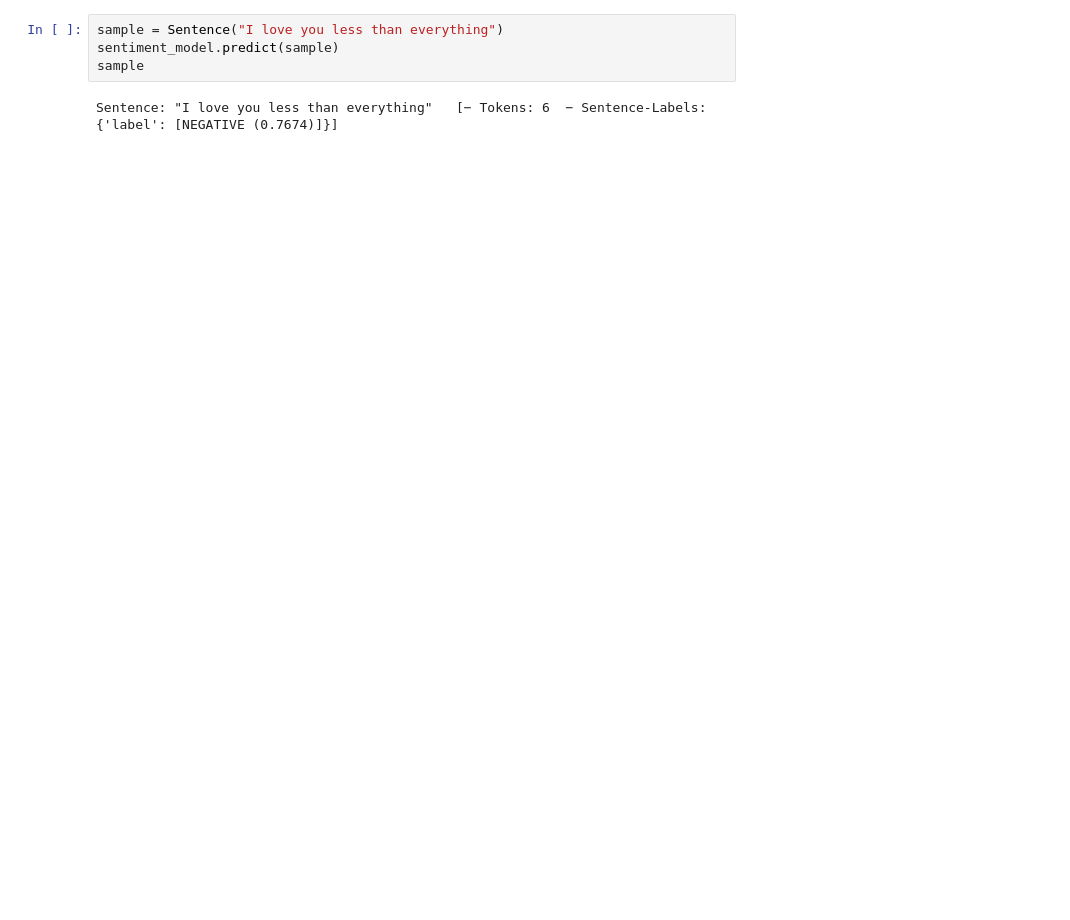
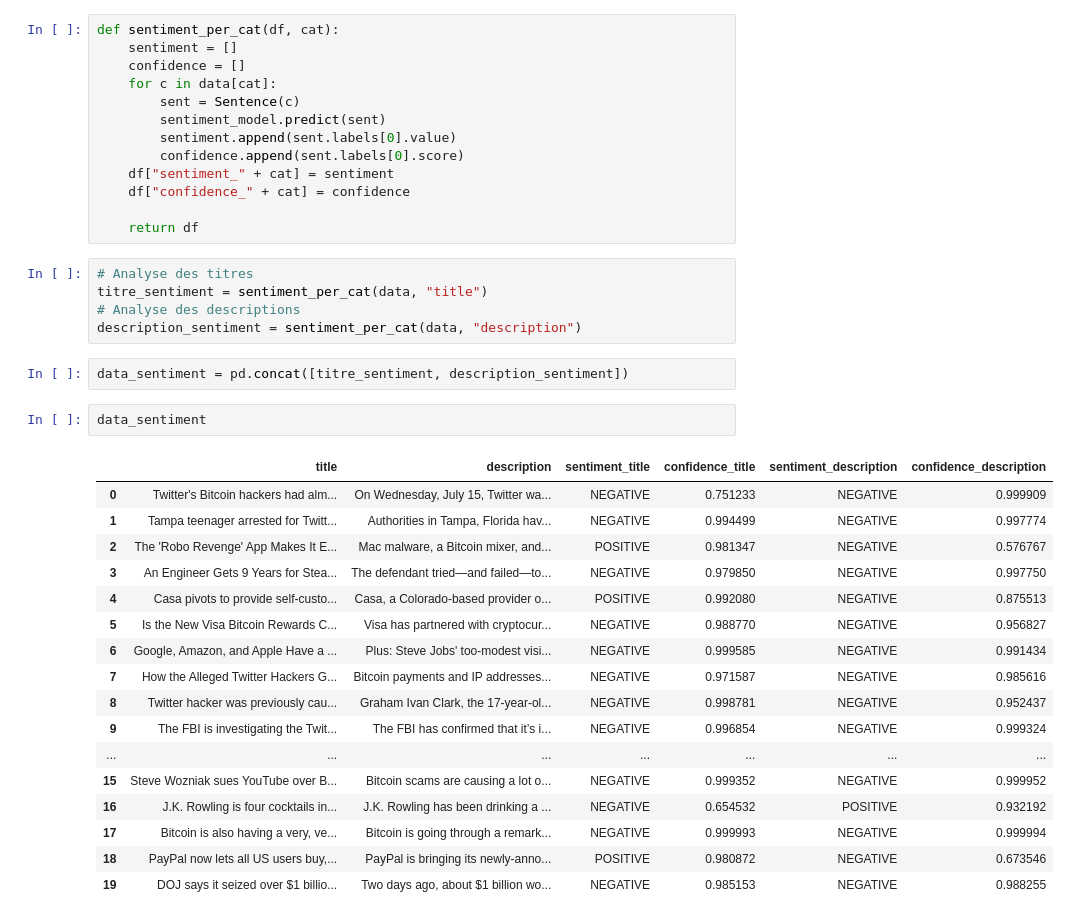
Before and after one commit to alchekroun/nlp-article, a Jupyter notebook: Analysis.ipynb, the cells around one changed output. Drawn from its saved outputs; the diff is of its cells as text; blank space fills up the shorter version.

```diff
--- a/Analysis.ipynb
+++ b/Analysis.ipynb
@@ -32,6 +31,40 @@ sentiment_model = flair.models.TextClassifier.load('en-sentiment')
-# %%
-sample = Sentence("I love you less than everything")
-sentiment_model.predict(sample)
-sample
-# %% [output]
-Sentence: "I love you less than everything"   [− Tokens: 6  − Sentence-Labels: {'label': [NEGATIVE (0.7674)]}]
+# %%
+def sentiment_per_cat(df, cat):
+    sentiment = []
+    confidence = []
+    for c in data[cat]:
+        sent = Sentence(c)
+        sentiment_model.predict(sent)
+        sentiment.append(sent.labels[0].value)
+        confidence.append(sent.labels[0].score)
+    df["sentiment_" + cat] = sentiment
+    df["confidence_" + cat] = confidence
+
+    return df
+# %%
+# Analyse des titres
+titre_sentiment = sentiment_per_cat(data, "title")
+# Analyse des descriptions
+description_sentiment = sentiment_per_cat(data, "description")
+# %%
+data_sentiment = pd.concat([titre_sentiment, description_sentiment])
+# %%
+data_sentiment
+# %% [output]
+|  | title | description | sentiment_title | confidence_title | sentiment_description | confidence_description |
+| 0 | Twitter's Bitcoin hackers had alm... | On Wednesday, July 15, Twitter wa... | NEGATIVE | 0.751233 | NEGATIVE | 0.999909 |
+| 1 | Tampa teenager arrested for Twitt... | Authorities in Tampa, Florida hav... | NEGATIVE | 0.994499 | NEGATIVE | 0.997774 |
+| 2 | The 'Robo Revenge' App Makes It E... | Mac malware, a Bitcoin mixer, and... | POSITIVE | 0.981347 | NEGATIVE | 0.576767 |
+| 3 | An Engineer Gets 9 Years for Stea... | The defendant tried—and failed—to... | NEGATIVE | 0.979850 | NEGATIVE | 0.997750 |
+| 4 | Casa pivots to provide self-custo... | Casa, a Colorado-based provider o... | POSITIVE | 0.992080 | NEGATIVE | 0.875513 |
+| 5 | Is the New Visa Bitcoin Rewards C... | Visa has partnered with cryptocur... | NEGATIVE | 0.988770 | NEGATIVE | 0.956827 |
+| 6 | Google, Amazon, and Apple Have a ... | Plus: Steve Jobs' too-modest visi... | NEGATIVE | 0.999585 | NEGATIVE | 0.991434 |
+| 7 | How the Alleged Twitter Hackers G... | Bitcoin payments and IP addresses... | NEGATIVE | 0.971587 | NEGATIVE | 0.985616 |
+| 8 | Twitter hacker was previously cau... | Graham Ivan Clark, the 17-year-ol... | NEGATIVE | 0.998781 | NEGATIVE | 0.952437 |
+| 9 | The FBI is investigating the Twit... | The FBI has confirmed that it’s i... | NEGATIVE | 0.996854 | NEGATIVE | 0.999324 |
+| ... | ... | ... | ... | ... | ... | ... |
+| 15 | Steve Wozniak sues YouTube over B... | Bitcoin scams are causing a lot o... | NEGATIVE | 0.999352 | NEGATIVE | 0.999952 |
+| 16 | J.K. Rowling is four cocktails in... | J.K. Rowling has been drinking a ... | NEGATIVE | 0.654532 | POSITIVE | 0.932192 |
+| 17 | Bitcoin is also having a very, ve... | Bitcoin is going through a remark... | NEGATIVE | 0.999993 | NEGATIVE | 0.999994 |
+| 18 | PayPal now lets all US users buy,... | PayPal is bringing its newly-anno... | POSITIVE | 0.980872 | NEGATIVE | 0.673546 |
+| 19 | DOJ says it seized over $1 billio... | Two days ago, about $1 billion wo... | NEGATIVE | 0.985153 | NEGATIVE | 0.988255 |
```
Also changed, not shown: parts of 4 cells of this notebook, 2 other files.
